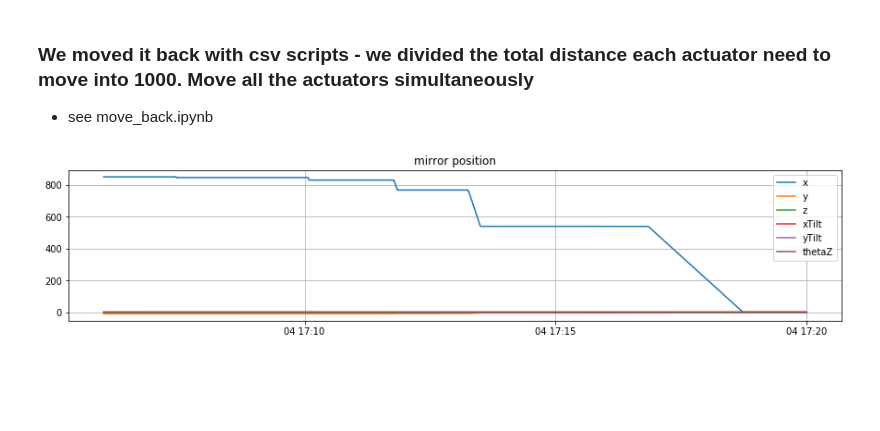
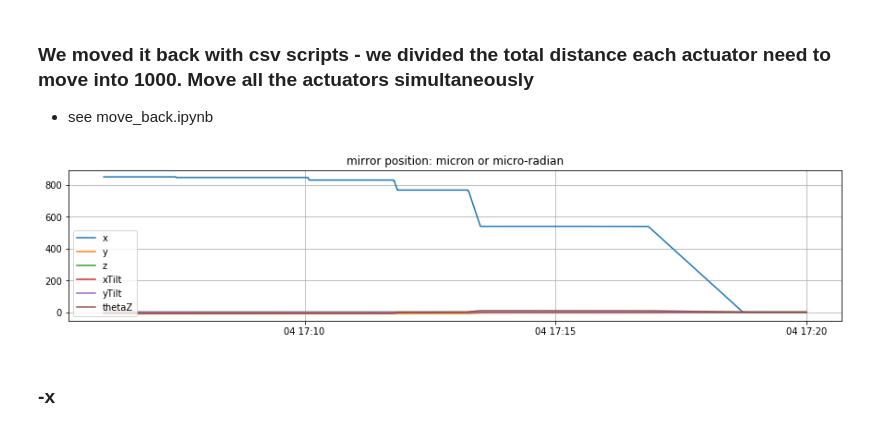
Before and after one commit to bxin/M2_summit_2003, a Jupyter notebook: a18_motion_limit.ipynb, the cells around one changed output. Saved outputs shown, nothing was run; the diff lists cells and outputs as text; code cells hidden in the pictures; blank space fills up the shorter version.

```diff
--- a/a18_motion_limit.ipynb
+++ b/a18_motion_limit.ipynb
@@ -83,13 +89,15 @@ df = await client.select_time_series('lsst.sal.MTM2.mirrorPositionMeasured', '*'
 # %%
 fig, ax = plt.subplots(figsize=(15,3))
 plt.plot(pd.to_datetime(df.private_sndStamp, unit='s'), df.xPosition, label='x')
 plt.plot(pd.to_datetime(df.private_sndStamp, unit='s'), df.yPosition, label='y')
 plt.plot(pd.to_datetime(df.private_sndStamp, unit='s'), df.piston, label='z')
-plt.plot(pd.to_datetime(df.private_sndStamp, unit='s'), df.xTilt, label='xTilt')
-plt.plot(pd.to_datetime(df.private_sndStamp, unit='s'), df.yTilt, label='yTilt')
-plt.plot(pd.to_datetime(df.private_sndStamp, unit='s'), df.thetaZPosition, label = 'thetaZ')
-plt.title('mirror position')
-plt.legend()
+plt.plot(pd.to_datetime(df.private_sndStamp, unit='s'), df.xTilt*1e6, label='xTilt')
+plt.plot(pd.to_datetime(df.private_sndStamp, unit='s'), df.yTilt*1e6, label='yTilt')
+plt.plot(pd.to_datetime(df.private_sndStamp, unit='s'), df.thetaZPosition*1e6, label = 'thetaZ')
+plt.title('mirror position: micron or micro-radian')
+plt.legend(loc='lower left')
 plt.grid();
 # %% [output]
-[figure, old version]
+[figure, new version]
+# %% [markdown]
+### -x
```
Also changed, not shown: parts of 6 cells of this notebook, 4 other files.
